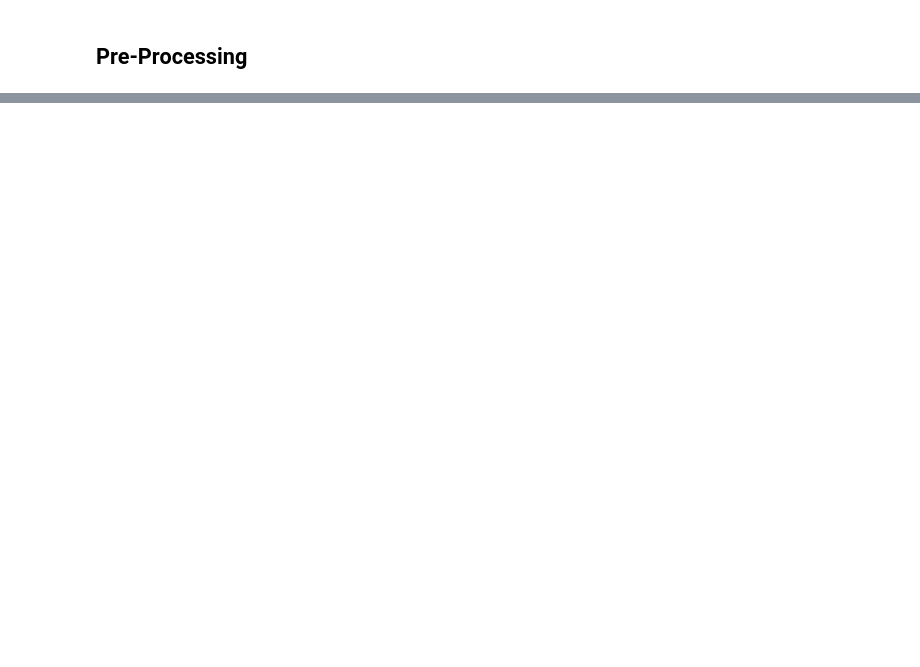
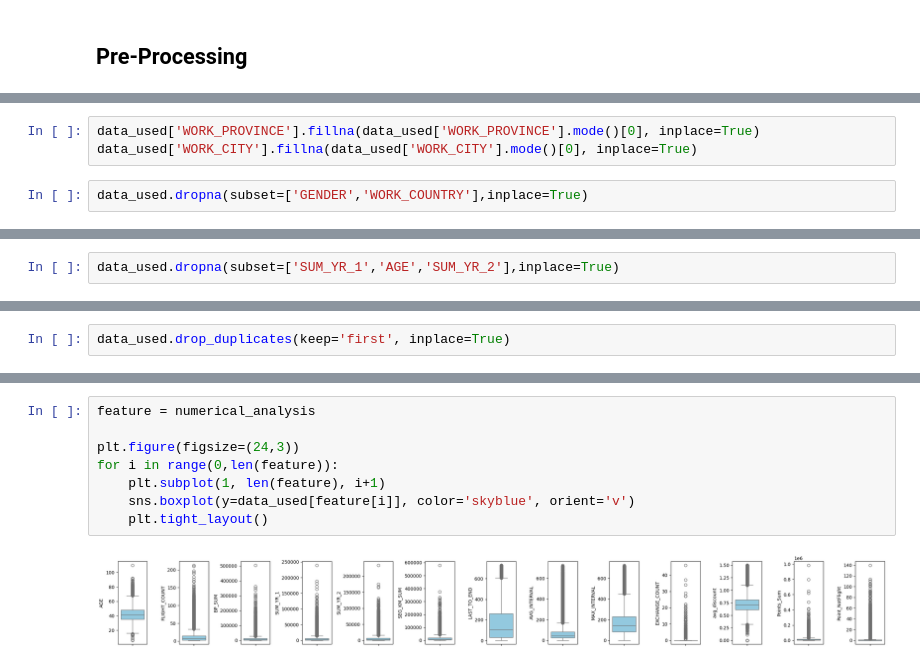
Before and after one commit to bagusatya08/K-Means-Clustering-Airline_Customer, a Jupyter notebook: clustering.ipynb, the cells around one changed output, grey strips where cells are left out. Drawn from its saved outputs; the diff is of its cells as text; blank space fills up the shorter version.

```diff
--- a/clustering.ipynb
+++ b/clustering.ipynb
@@ -216,0 +252,5 @@ plt.show()
+# %%
+data_used['WORK_PROVINCE'].fillna(data_used['WORK_PROVINCE'].mode()[0], inplace=True)
+data_used['WORK_CITY'].fillna(data_used['WORK_CITY'].mode()[0], inplace=True)
+# %%
+data_used.dropna(subset=['GENDER','WORK_COUNTRY'],inplace=True)
@@ -216,0 +277,2 @@ plt.show()
+# %%
+data_used.dropna(subset=['SUM_YR_1','AGE','SUM_YR_2'],inplace=True)
@@ -216,0 +318,2 @@ plt.show()
+# %%
+data_used.drop_duplicates(keep='first', inplace=True)
@@ -216,0 +365,10 @@ plt.show()
+# %%
+feature = numerical_analysis
+
+plt.figure(figsize=(24,3))
+for i in range(0,len(feature)):
+    plt.subplot(1, len(feature), i+1)
+    sns.boxplot(y=data_used[feature[i]], color='skyblue', orient='v')
+    plt.tight_layout()
+# %% [output]
+[figure, added]
```
Also changed, not shown: parts of 86 cells of this notebook.
